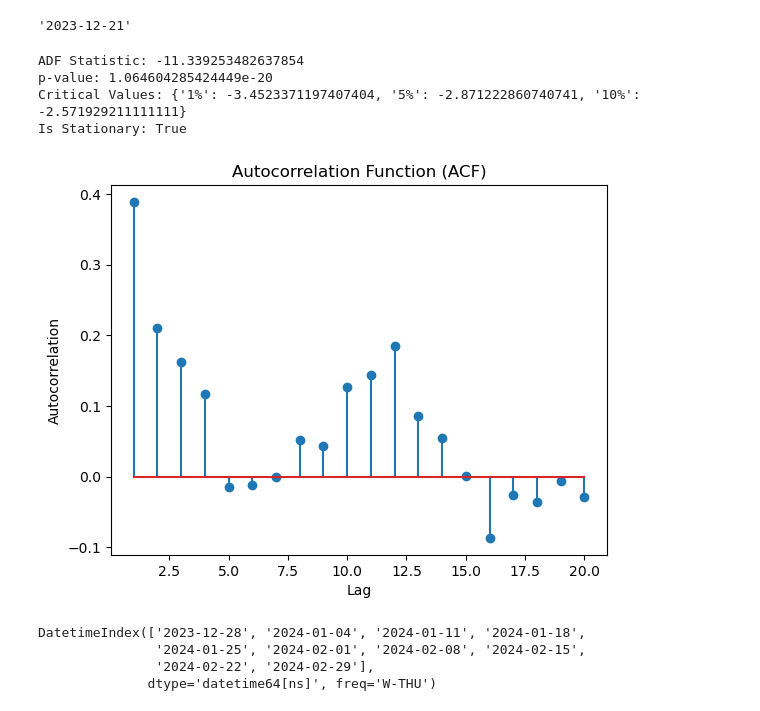
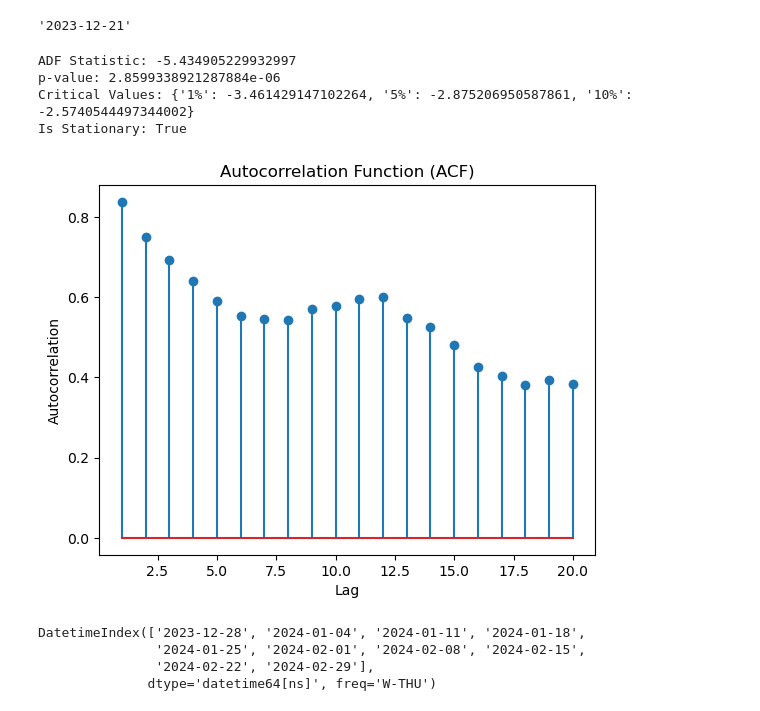
Before and after one commit to elahe-dastan/MilkMarketMaster, a Jupyter notebook: notebooks/demo.ipynb, the cells around one changed output. Drawn from its saved outputs; the diff is of its cells as text; code cells hidden in the pictures.

```diff
--- a/notebooks/demo.ipynb
+++ b/notebooks/demo.ipynb
@@ -56,17 +56,17 @@ def plot_acf(series, lags=20):
     plt.show()
 
 # Apply ADF Test
-adf_test(a['raw_value'])
+adf_test((production['value'] - production['value'].shift(1)).dropna())
 # %% [output]
-ADF Statistic: -11.339253482637854
-p-value: 1.064604285424449e-20
-Critical Values: {'1%': -3.4523371197407404, '5%': -2.871222860740741, '10%': -2.571929211111111}
+ADF Statistic: -5.434905229932997
+p-value: 2.8599338921287884e-06
+Critical Values: {'1%': -3.461429147102264, '5%': -2.875206950587861, '10%': -2.5740544497344002}
 Is Stationary: True
 # %%
 # Plot ACF
-plot_acf(a['raw_value'])
+plot_acf(production['value'])
 # %% [output]
-[figure, old version]
+[figure, new version]
 # %%
 import pandas as pd
 
```
Also changed, not shown: parts of 20 cells of this notebook, 7 other files.
